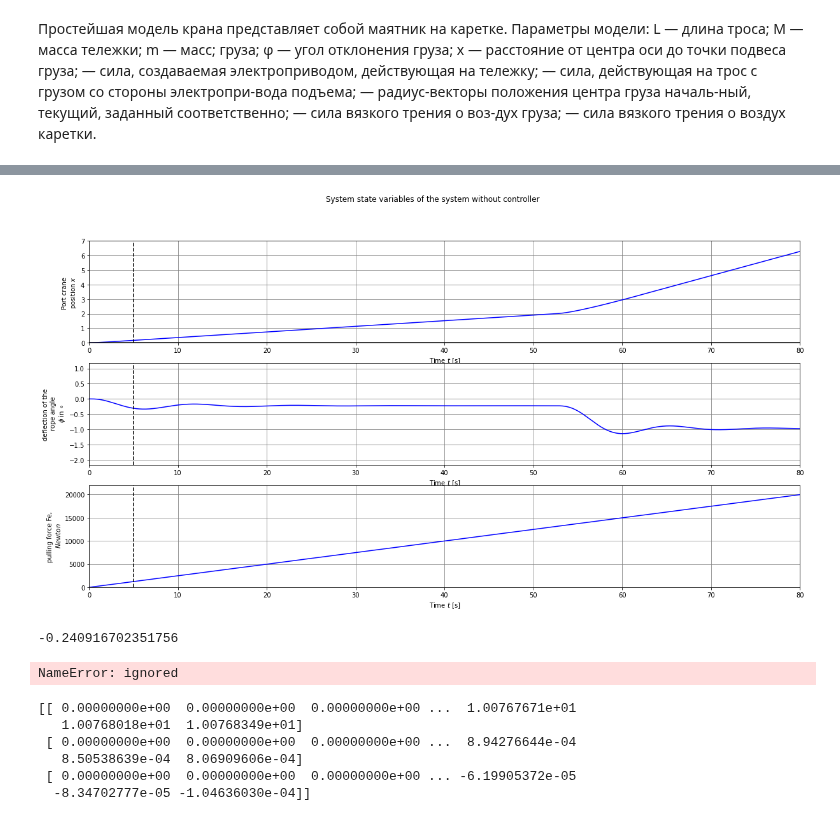
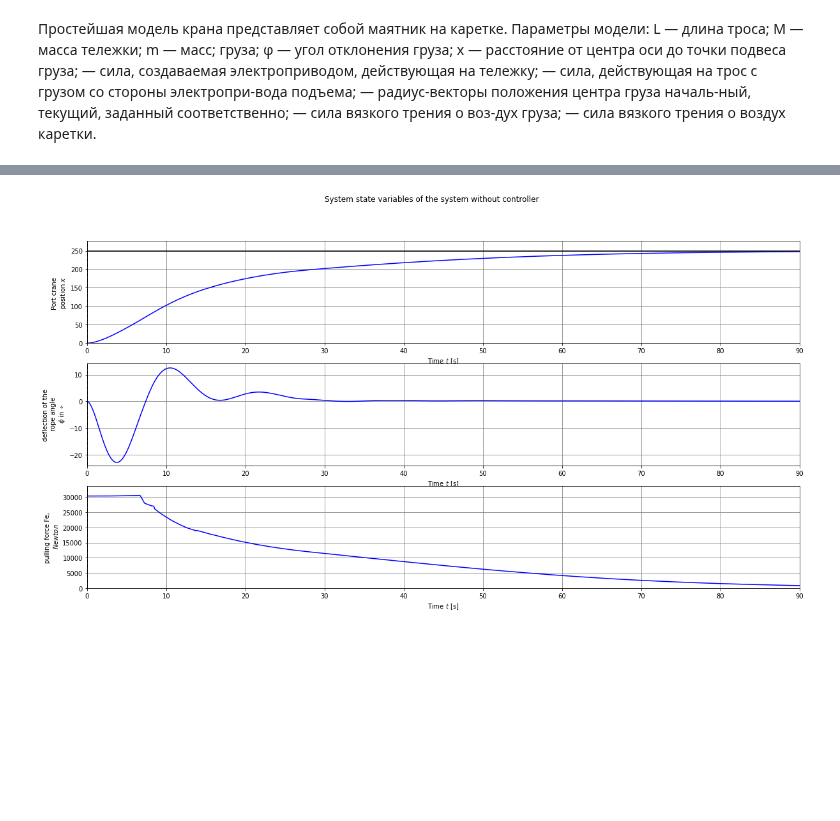
Before and after one commit to dvogureckiy99/Fuzzy, a Jupyter notebook: lab3.ipynb, the cells around one changed output, grey strips where cells are left out. Saved outputs shown, nothing was run; the diff lists cells and outputs as text; code cells hidden in the pictures; blank space fills up the shorter version.

```diff
--- a/lab3.ipynb
+++ b/lab3.ipynb
@@ -196,17 +121,18 @@ def port_crane_outfcn(t, s, u, params):
 def system_dynamic_plot(sys, t, y, u, t_start_input=0, x_ref=0, linetype='b-',
                          subplots=[None, None, None],fig_size=None):
   #Figure out the plot bounds and indices
-  x_min = 0; x_max = x_ref+math.ceil(x_ref*0.05); x_ind = sys.find_state('dx')
+  x_min = 0; x_max = x_ref+math.ceil(x_ref*0.05); x_ind = sys.find_state('x')
   phi_min = -math.pi/18; phi_max = math.pi/18; phi_ind = sys.find_state('phi')
   Fe_min = 0; Fe_max = max(u); Fe_ind = sys.find_input('Fe')
 
   #convert phi from rad to deg
   from math import pi
-  y[phi_ind]*=180/pi
+  y[phi_ind]=y[phi_ind]*180/pi
 
   # Make sure the upper and lower bounds on x are OK
   while max(y[x_ind]) > x_max: x_max += 1
   while min(y[x_ind]) < x_min: x_min -= 1
+  x_max = x_max + x_max * 0.05
 
   # Make sure the upper and lower bounds on phi are OK
   while max(y[phi_ind]) > phi_max: phi_max += 1
@@ -275,59 +462,29 @@ sys_object = ct.NonlinearIOSystem(port_crane_updfcn, port_crane_outfcn,
 # %%
-# Define the generator for simulating an aoutonomus object whithout
-# controller, when state var equal to null. And also Fe = constant
+# Define the generator for simulating an system with Fuzzy-controller
 
-# Define the time and input vectors
-# Force starts from (time_start_force) sec and continue during  (time_application_of_force) sec of
-# interval and than force become zero before the end of tine interval
-time_start_force=5
-time_application_of_force = 35
-time_interval_stop = 80 # length of time interval in sec
-T = np.linspace(0, time_interval_stop, 1000+1)
-N_time_start_force = math.ceil((time_start_force/time_interval_stop)*(len(T)-1))
-N_time_application_of_force = math.ceil((time_application_of_force/time_interval_stop)*(len(T)-1))
+# Define the time and i02nkput vectors
+time_start_force=0
+T_N=int(1e3+1) #points for simulation
+time_interval_stop = 90 # length of time interval in sec
+time_application_of_force = 10
 
-# linear force increase
-Fe=np.array([0])
-for i in range(len(T)-1):
-  Fe = np.append(Fe,float(i/(len(T)-1)))
-Fe = Fe * 2e4
-# impulse force
-'''
-Fe_en = 5e4*np.concatenate(( np.zeros(N_time_start_force),
-            np.ones(N_time_application_of_force),
-            np.zeros(len(T)-N_time_start_force-N_time_application_of_force) ))
-'''
-init_state_vars = [0,0,0,0] #[dx,ddx,dphi,ddphi]
-# Response of the system with no integral feedback term
+T = np.linspace(0, time_interval_stop, (T_N))
+N_time_start_force = math.ceil((time_start_force/time_interval_stop)*(T_N))
+
+N_time_application_of_force = math.ceil((time_application_of_force/time_interval_stop)*(T_N))
+
+sys_initial_state = np.array([[0],[0],[0],[0]])
+(tout, u, sys_state) = input_output_response(sys_object, T, x_zad,  sys_initial_state[0:4,0],
+                                  params={},Fuzzy_regulator=sys_sim,return_t_u_y=True)
+#create graphics
 figsize=(20,10)
 plt.figure(figsize=figsize)
-t, y_sfb = ct.input_output_response(sys_object, T, [Fe],init_state_vars,params={})
-subplots = system_dynamic_plot(sys_object, t, y_sfb, u=Fe,
+subplots = system_dynamic_plot(sys_object, tout, sys_state, u=u ,x_ref=x_zad,
          t_start_input=time_start_force, linetype='-b',fig_size=figsize)
 
 # Add title and legend
 plt.suptitle('System state variables of the system without controller')
 import matplotlib.lines as mlines
 pi_line = mlines.Line2D([], [], color='blue', linestyle='-', label='without controller')
 # %% [output]
-[figure, old version]
+[figure, new version]
-# %%
-
-from math import sin,cos,sqrt,atan
-ddx  = ddx.evalf(subs={ 'x':3,'dx':2,'phi':2,'dphi':2,'m':230,'M':6000,'k1':0,'k2':0,'g':9.8,'L':30,'Fe':800  })
-print(ddphi.evalf(subs={ 'x':3,'dx':2,'phi':2,'dphi':2,'m':230,'M':6000,'k1':0,'k2':0,'g':9.8,'L':30,'Fe':800 ,'ddx':ddx }))
-# %% [output]
--0.240916702351756
-# %%
-type(y_sfb )
-# %% [output]
-NameError: ignored
-# %%
-print(y_sfb )
-# %% [output]
-[[ 0.00000000e+00  0.00000000e+00  0.00000000e+00 ...  1.00767671e+01
-   1.00768018e+01  1.00768349e+01]
- [ 0.00000000e+00  0.00000000e+00  0.00000000e+00 ...  8.94276644e-04
-   8.50538639e-04  8.06909606e-04]
- [ 0.00000000e+00  0.00000000e+00  0.00000000e+00 ... -6.19905372e-05
-  -8.34702777e-05 -1.04636030e-04]]
```
Also changed, not shown: parts of 14 cells of this notebook.
